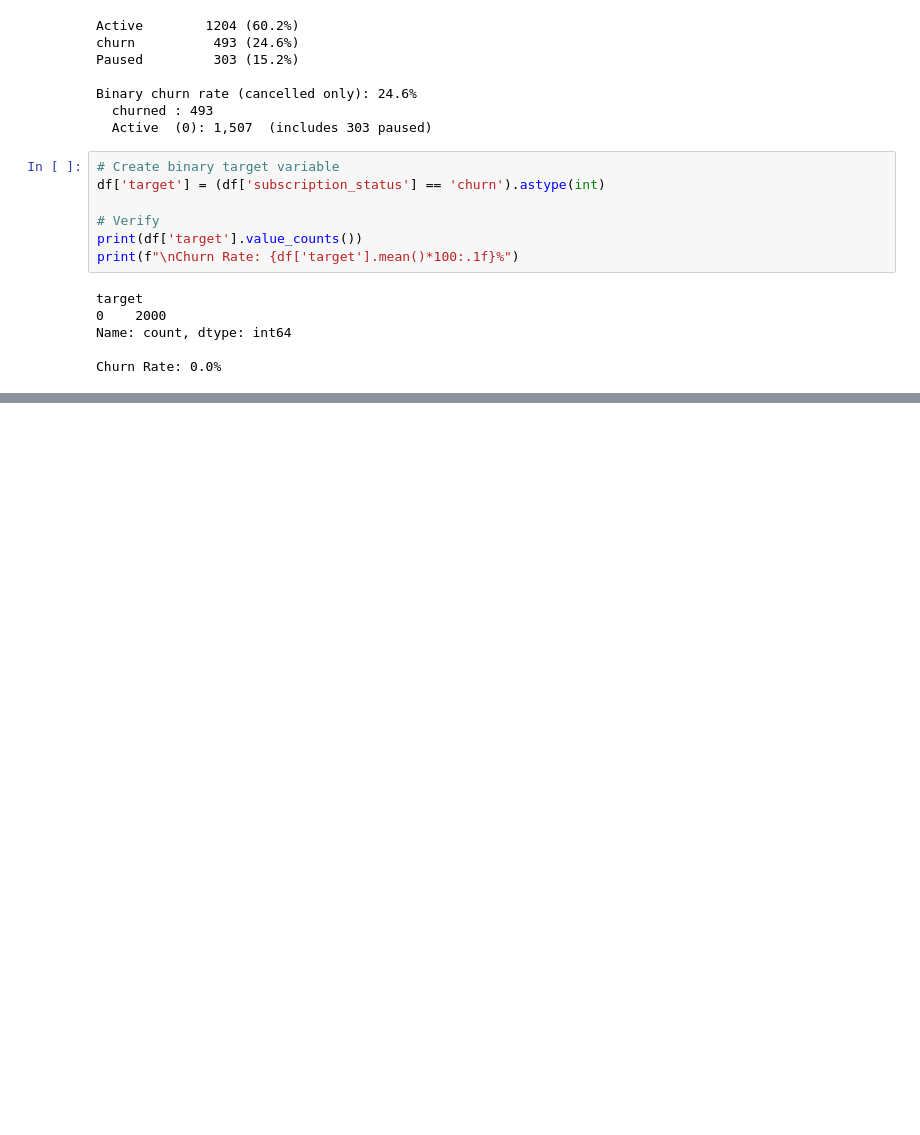
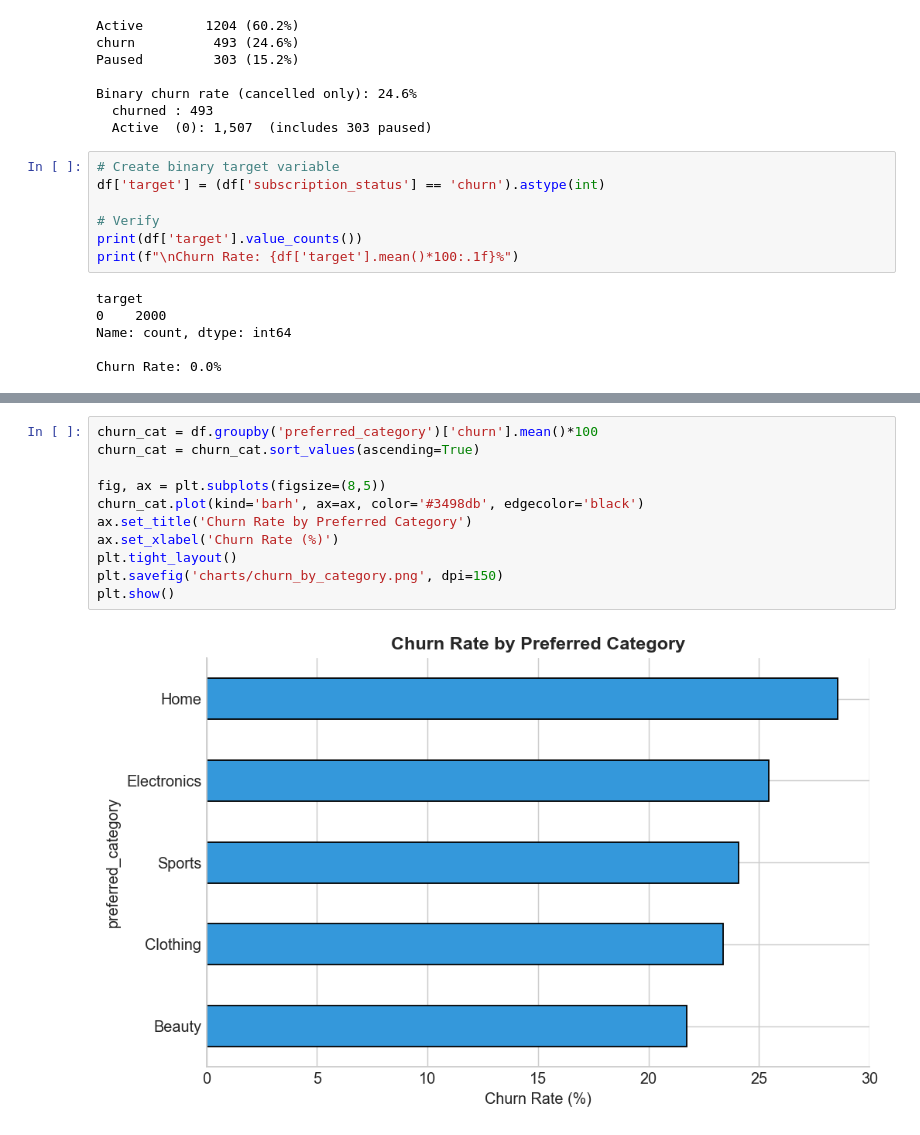
Before and after one commit to shivakumarkadagad25-glitch/customer-churn-analysis, a Jupyter notebook: EDA.Ipynb, the cells around one changed output, grey strips where cells are left out. Saved outputs shown, nothing was run; the diff lists cells and outputs as text; blank space fills up the shorter version.

```diff
--- a/EDA.Ipynb
+++ b/EDA.Ipynb
@@ -163,0 +195,13 @@ Churn Rate: 0.0%
+# %%
+churn_cat = df.groupby('preferred_category')['churn'].mean()*100
+churn_cat = churn_cat.sort_values(ascending=True)
+
+fig, ax = plt.subplots(figsize=(8,5))
+churn_cat.plot(kind='barh', ax=ax, color='#3498db', edgecolor='black')
+ax.set_title('Churn Rate by Preferred Category')
+ax.set_xlabel('Churn Rate (%)')
+plt.tight_layout()
+plt.savefig('charts/churn_by_category.png', dpi=150)
+plt.show()
+# %% [output]
+[figure, added]
```
Also changed, not shown: parts of 9 cells of this notebook, 3 other files.
